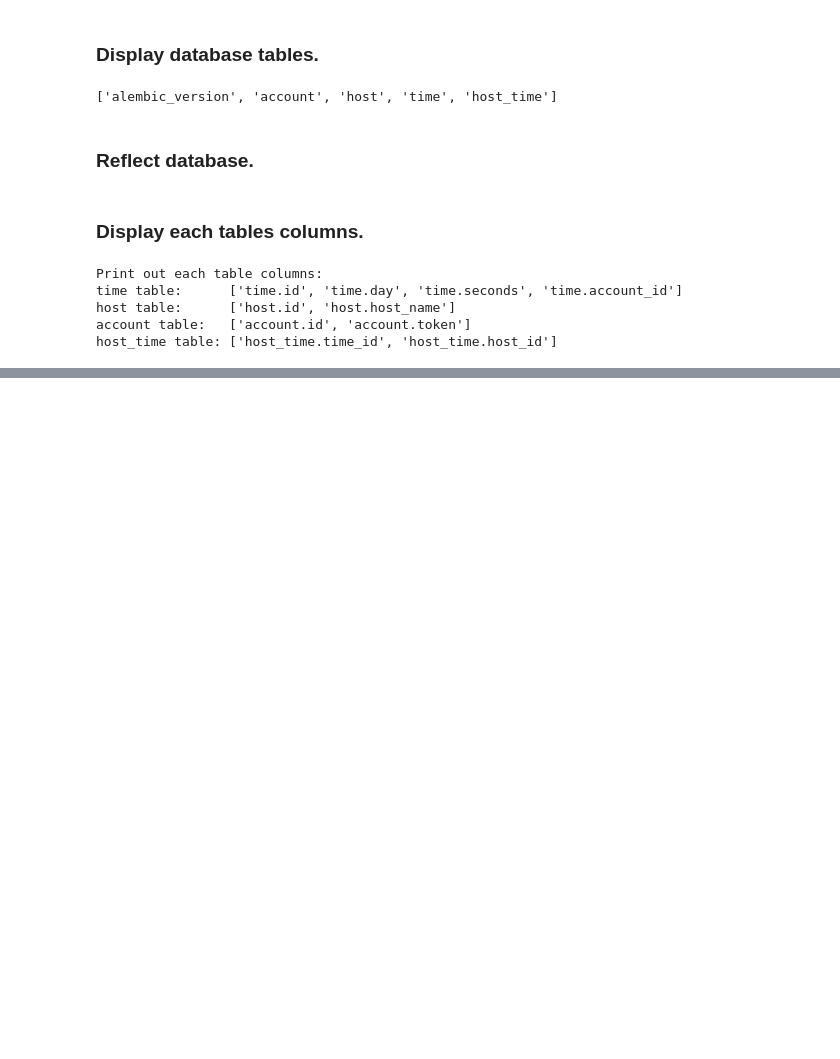
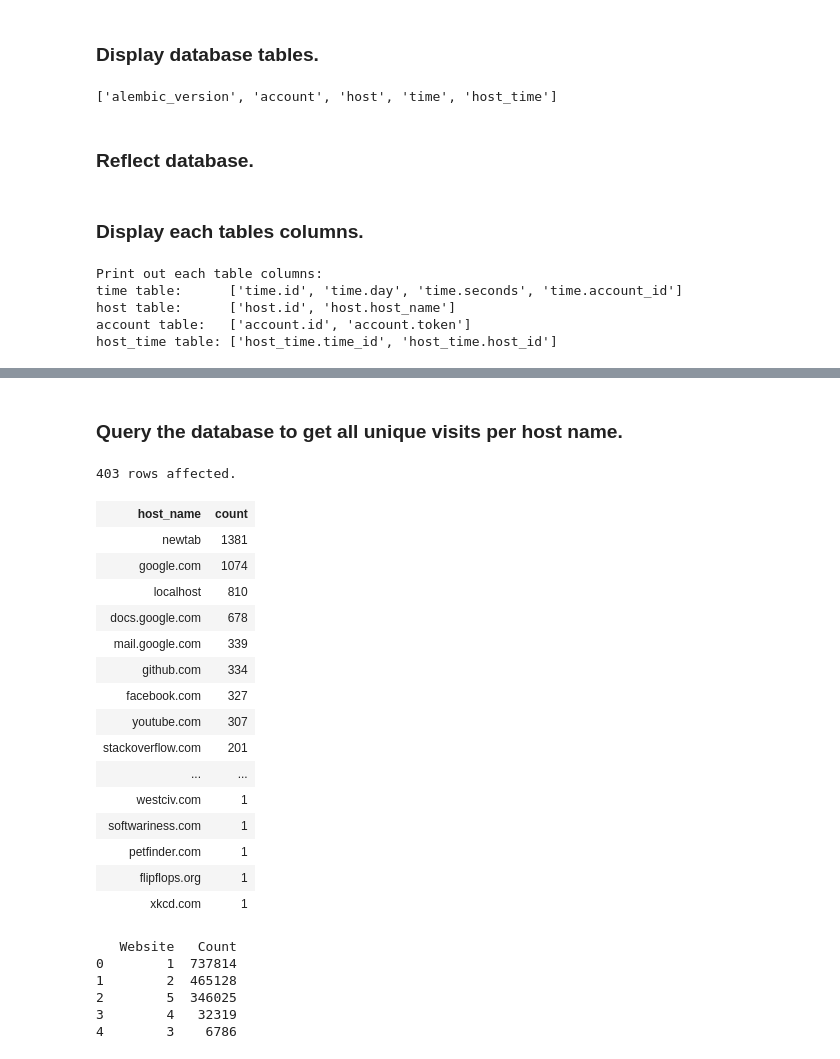
Before and after one commit to seanpar203/wta_analysis, a Jupyter notebook: top_5_time_spent.ipynb, the cells around one changed output, grey strips where cells are left out. Drawn from its saved outputs; the diff is of its cells as text; code cells hidden in the pictures; blank space fills up the shorter version.

```diff
--- a/top_5_time_spent.ipynb
+++ b/top_5_time_spent.ipynb
@@ -60,0 +83,38 @@ host_time table: ['host_time.time_id', 'host_time.host_id']
+# %% [markdown]
+### Query the database to get all unique visits per host name.
+# %%
+%%sql
+SELECT host.host_name, count(host.host_name) from host
+JOIN host_time on host.id = host_time.host_id
+GROUP BY host.host_name
+ORDER BY count(host.host_name) DESC
+# %% [output]
+403 rows affected.
+| host_name | count |
+| newtab | 1381 |
+| google.com | 1074 |
+| localhost | 810 |
+| docs.google.com | 678 |
+| mail.google.com | 339 |
+| github.com | 334 |
+| facebook.com | 327 |
+| youtube.com | 307 |
+| stackoverflow.com | 201 |
+| ... | ... |
+| westciv.com | 1 |
+| softwariness.com | 1 |
+| petfinder.com | 1 |
+| flipflops.org | 1 |
+| xkcd.com | 1 |
+# %%
+# Save results to variable & create DataFrame.
+results = _
+df = pd.DataFrame(data=results, columns=['Website', 'Count'])
+print(df)
+# %% [output]
+   Website   Count
+0        1  737814
+1        2  465128
+2        5  346025
+3        4   32319
+4        3    6786
```
Also changed, not shown: parts of 5 cells of this notebook.
